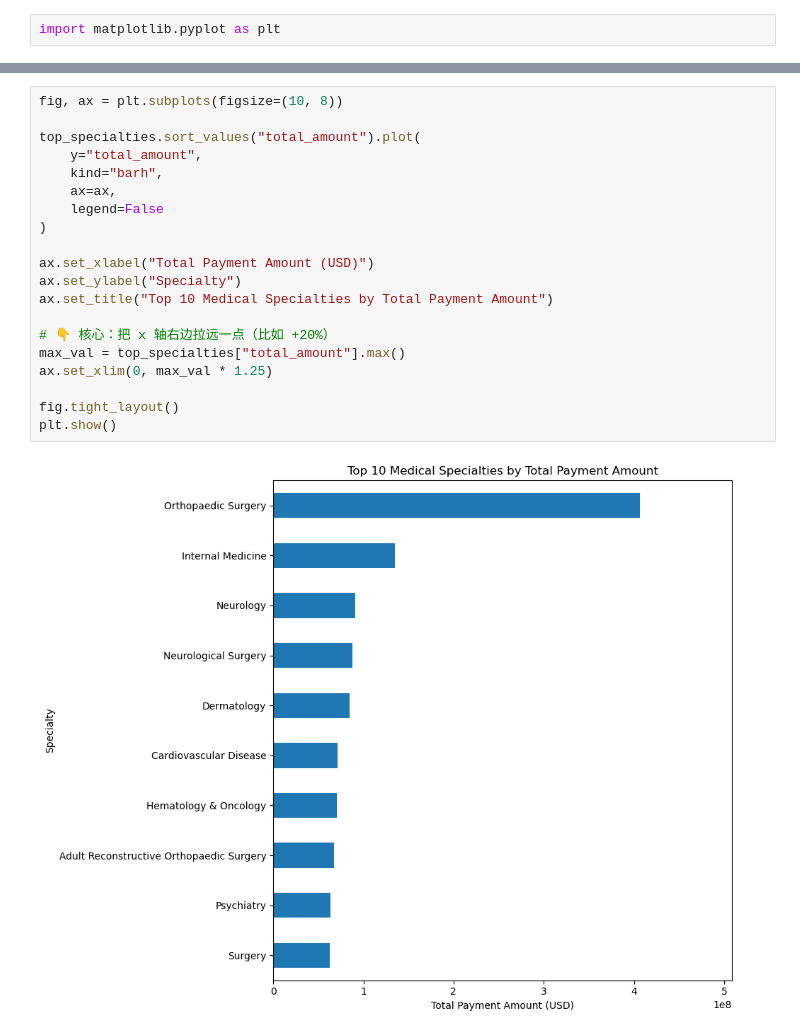
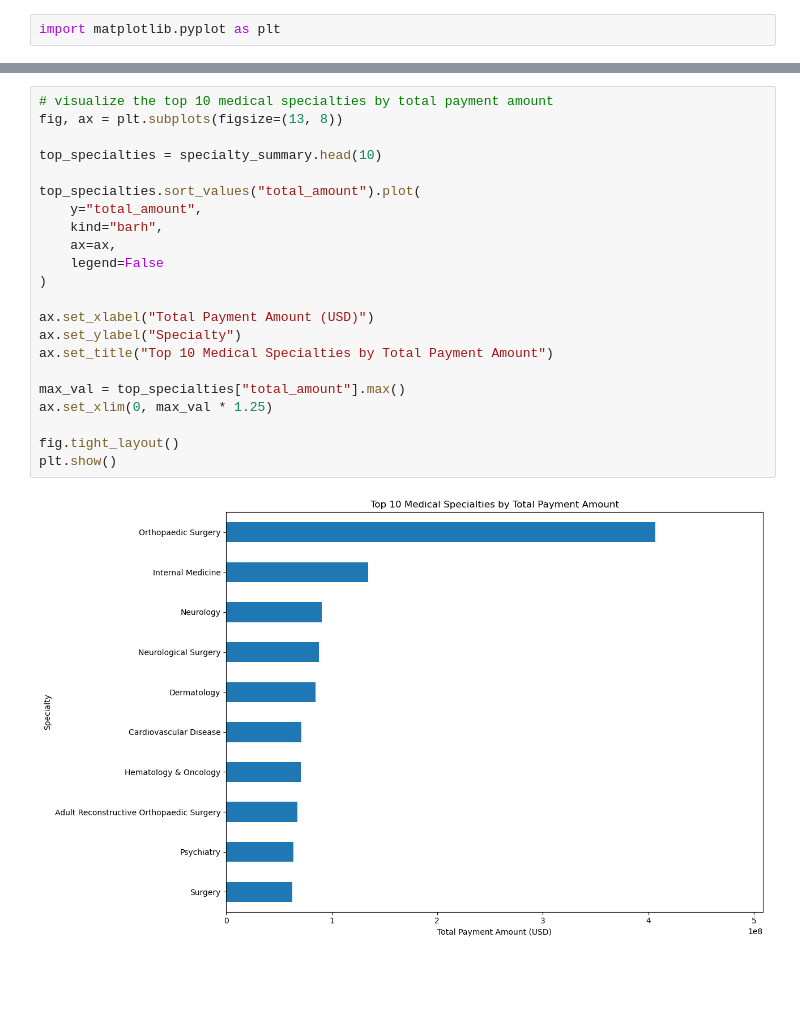
Before and after one commit to deyuz003/busn32120_midtermgroup18, a Jupyter notebook: analysis.ipynb, the cells around one changed output, grey strips where cells are left out. Cells and saved outputs as stored; diff of their text form; blank space fills up the shorter version.

```diff
--- a/analysis.ipynb
+++ b/analysis.ipynb
@@ -343,24 +367,26 @@ plt.show()
 # %% [output]
 [figure]
 # %%
-fig, ax = plt.subplots(figsize=(10, 8))
+# visualize the top 10 medical specialties by total payment amount
+fig, ax = plt.subplots(figsize=(13, 8))
+
+top_specialties = specialty_summary.head(10)
 
 top_specialties.sort_values("total_amount").plot(
     y="total_amount",
     kind="barh",
     ax=ax,
     legend=False
 )
 
 ax.set_xlabel("Total Payment Amount (USD)")
 ax.set_ylabel("Specialty")
 ax.set_title("Top 10 Medical Specialties by Total Payment Amount")
 
-# 👇 核心：把 x 轴右边拉远一点（比如 +20%）
 max_val = top_specialties["total_amount"].max()
 ax.set_xlim(0, max_val * 1.25)
 
 fig.tight_layout()
 plt.show()
 # %% [output]
-[figure, old version]
+[figure, new version]
```
Also changed, not shown: parts of 24 cells of this notebook.
